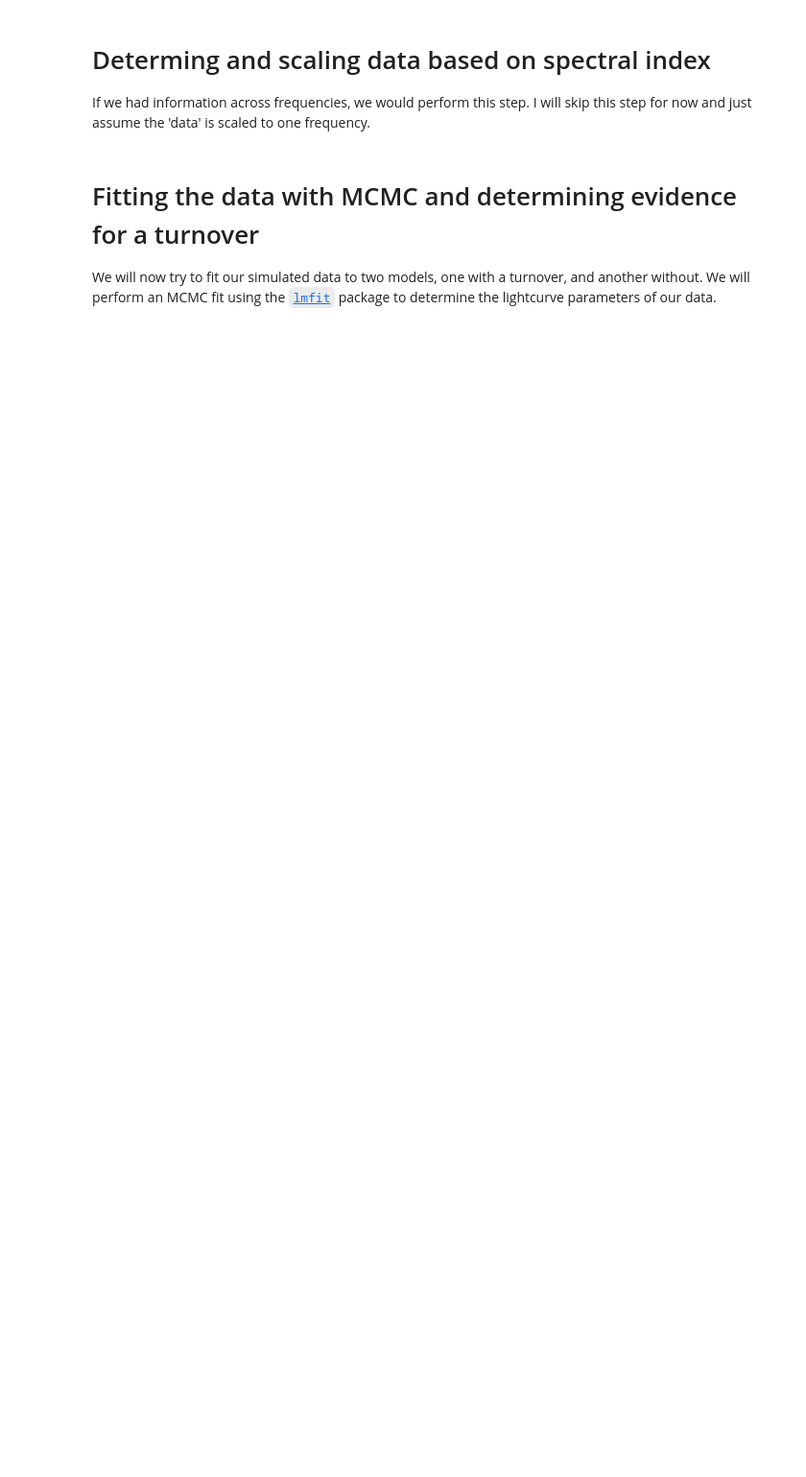
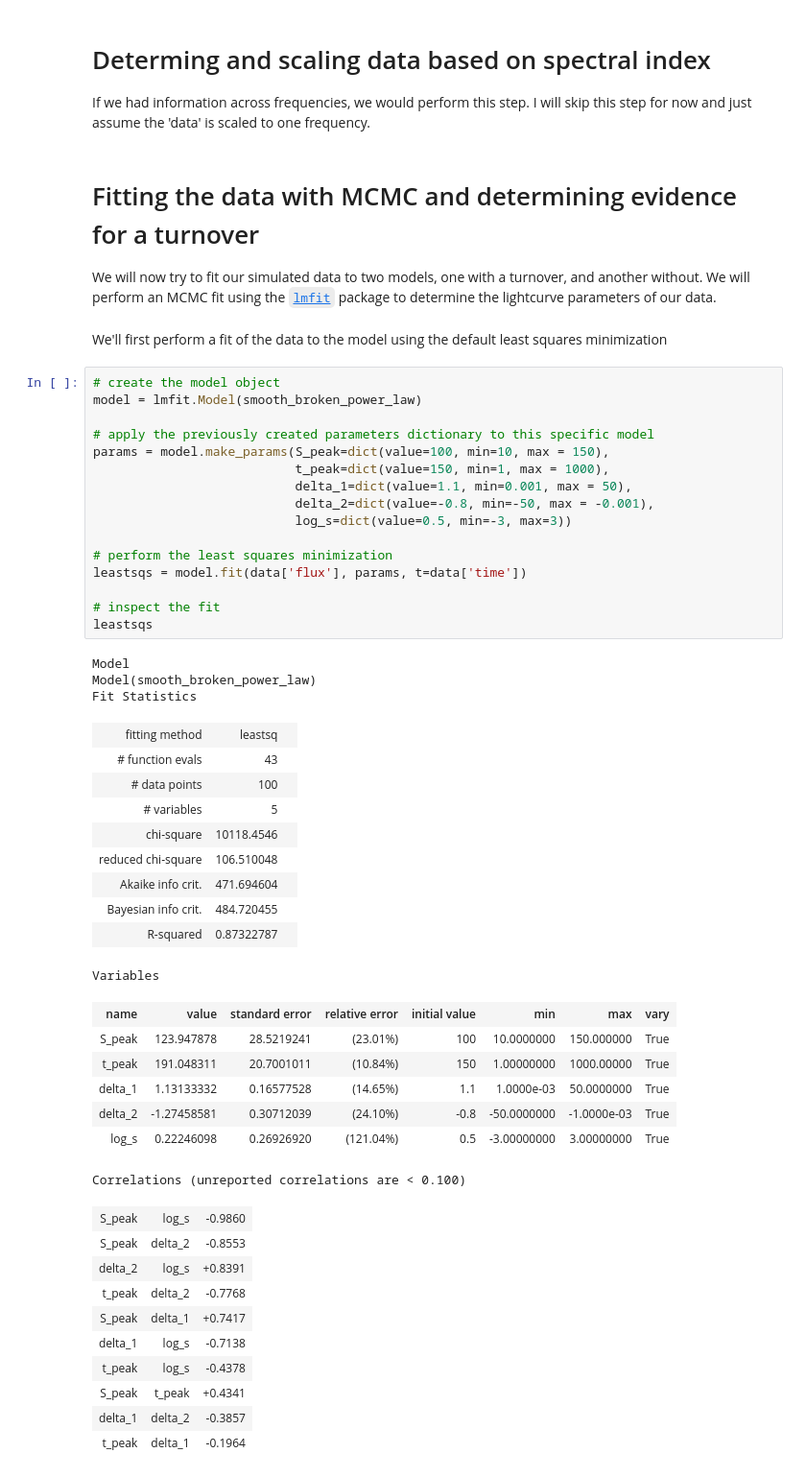
Before and after one commit to AnnikaDeutsch/SN2018ivc_summer, a Jupyter notebook: simulated_data_analysis.lmfit.ipynb, the cells around one changed output. Shown at 96% size. Cells and saved outputs as stored; diff of their text form; blank space fills up the shorter version.

```diff
--- a/simulated_data_analysis.lmfit.ipynb
+++ b/simulated_data_analysis.lmfit.ipynb
@@ -125,3 +124,52 @@ If we had information across frequencies, we would perform this step. I will ski
 # %% [markdown]
 # Fitting the data with MCMC and determining evidence for a turnover
 We will now try to fit our simulated data to two models, one with a turnover, and another without. We will perform an MCMC  fit using the [`lmfit`](https://lmfit.github.io/lmfit-py/) package to determine the lightcurve parameters of our data.
+# %% [markdown]
+We'll first perform a fit of the data to the model using the default least squares minimization
+# %%
+# create the model object
+model = lmfit.Model(smooth_broken_power_law)
+
+# apply the previously created parameters dictionary to this specific model
+params = model.make_params(S_peak=dict(value=100, min=10, max = 150),
+                           t_peak=dict(value=150, min=1, max = 1000),
+                           delta_1=dict(value=1.1, min=0.001, max = 50),
+                           delta_2=dict(value=-0.8, min=-50, max = -0.001),
+                           log_s=dict(value=0.5, min=-3, max=3))
+
+# perform the least squares minimization
+leastsqs = model.fit(data['flux'], params, t=data['time'])
+
+# inspect the fit
+leastsqs
+# %% [output]
+Model
+Model(smooth_broken_power_law)
+Fit Statistics
+| fitting method | leastsq |  |
+| # function evals | 43 |  |
+| # data points | 100 |  |
+| # variables | 5 |  |
+| chi-square | 10118.4546 |  |
+| reduced chi-square | 106.510048 |  |
+| Akaike info crit. | 471.694604 |  |
+| Bayesian info crit. | 484.720455 |  |
+| R-squared | 0.87322787 |  |
+Variables
+| name | value | standard error | relative error | initial value | min | max | vary |
+| S_peak | 123.947878 | 28.5219241 | (23.01%) | 100 | 10.0000000 | 150.000000 | True |
+| t_peak | 191.048311 | 20.7001011 | (10.84%) | 150 | 1.00000000 | 1000.00000 | True |
+| delta_1 | 1.13133332 | 0.16577528 | (14.65%) | 1.1 | 1.0000e-03 | 50.0000000 | True |
+| delta_2 | -1.27458581 | 0.30712039 | (24.10%) | -0.8 | -50.0000000 | -1.0000e-03 | True |
+| log_s | 0.22246098 | 0.26926920 | (121.04%) | 0.5 | -3.00000000 | 3.00000000 | True |
+Correlations (unreported correlations are < 0.100)
+| S_peak | log_s | -0.9860 |
+| S_peak | delta_2 | -0.8553 |
+| delta_2 | log_s | +0.8391 |
+| t_peak | delta_2 | -0.7768 |
+| S_peak | delta_1 | +0.7417 |
+| delta_1 | log_s | -0.7138 |
+| t_peak | log_s | -0.4378 |
+| S_peak | t_peak | +0.4341 |
+| delta_1 | delta_2 | -0.3857 |
+| t_peak | delta_1 | -0.1964 |
```
Also changed, not shown: parts of 4 cells of this notebook.
